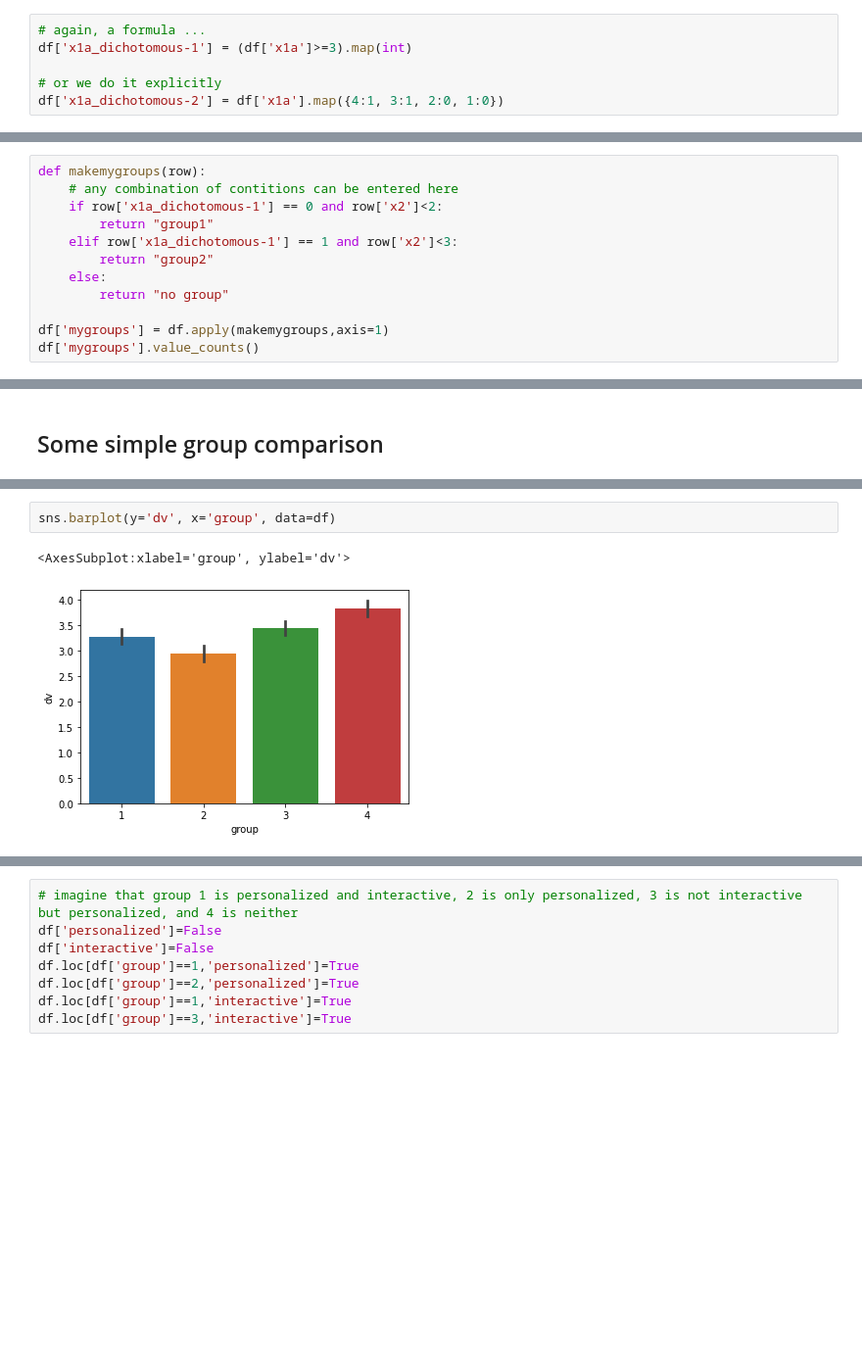
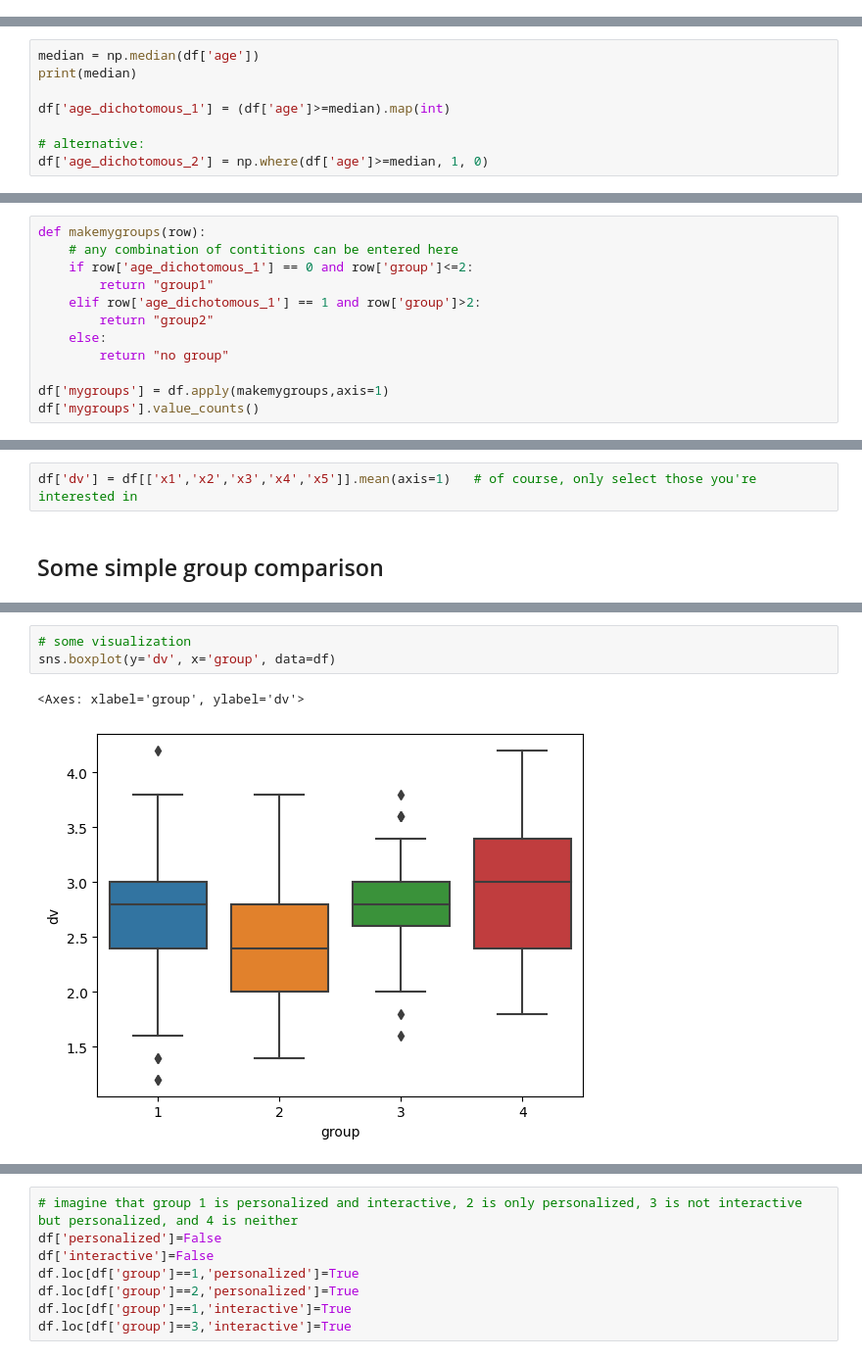
Before and after one commit to uvacw/teaching-ds-rp, a Jupyter notebook: week3/analyzing-experiments.ipynb, the cells around one changed output, grey strips where cells are left out. Shown at 98% size. Saved outputs shown, nothing was run; the diff lists cells and outputs as text; blank space fills up the shorter version.

```diff
--- a/week3/analyzing-experiments.ipynb
+++ b/week3/analyzing-experiments.ipynb
@@ -146,6 +116,0 @@ df['x1a_reverse-2'] = df['x1a'].map({4:1, 3:2, 2:3, 1:4})
-# %%
-# again, a formula ...
-df['x1a_dichotomous-1'] = (df['x1a']>=3).map(int)
-
-# or we do it explicitly
-df['x1a_dichotomous-2'] = df['x1a'].map({4:1, 3:1, 2:0, 1:0})
@@ -151,0 +122,8 @@ df['x1a_dichotomous-2'] = df['x1a'].map({4:1, 3:1, 2:0, 1:0})
+# %%
+median = np.median(df['age'])
+print(median)
+
+df['age_dichotomous_1'] = (df['age']>=median).map(int)
+
+# alternative:
+df['age_dichotomous_2'] = np.where(df['age']>=median, 1, 0)
@@ -173,9 +153,9 @@ Imagine  you want to create a nominal variable, say, `mygroups` based on multipl
 # %%
 def makemygroups(row):
     # any combination of contitions can be entered here
-    if row['x1a_dichotomous-1'] == 0 and row['x2']<2:
+    if row['age_dichotomous_1'] == 0 and row['group']<=2:
         return "group1"
-    elif row['x1a_dichotomous-1'] == 1 and row['x2']<3:
+    elif row['age_dichotomous_1'] == 1 and row['group']>2:
         return "group2"
     else:
         return "no group"
@@ -190,2 +296,4 @@ Name: mygroups, dtype: int64
+# %%
+df['dv'] = df[['x1','x2','x3','x4','x5']].mean(axis=1)   # of course, only select those you're interested in
 # %% [markdown]
 ## Some simple group comparison
@@ -192,5 +310,6 @@ Name: mygroups, dtype: int64
 # %%
-sns.barplot(y='dv', x='group', data=df)
+# some visualization
+sns.boxplot(y='dv', x='group', data=df)
 # %% [output]
-<AxesSubplot:xlabel='group', ylabel='dv'>
+<Axes: xlabel='group', ylabel='dv'>
-[figure, old version]
+[figure, new version]
```
Also changed, not shown: parts of 65 cells of this notebook, 4 other files.
